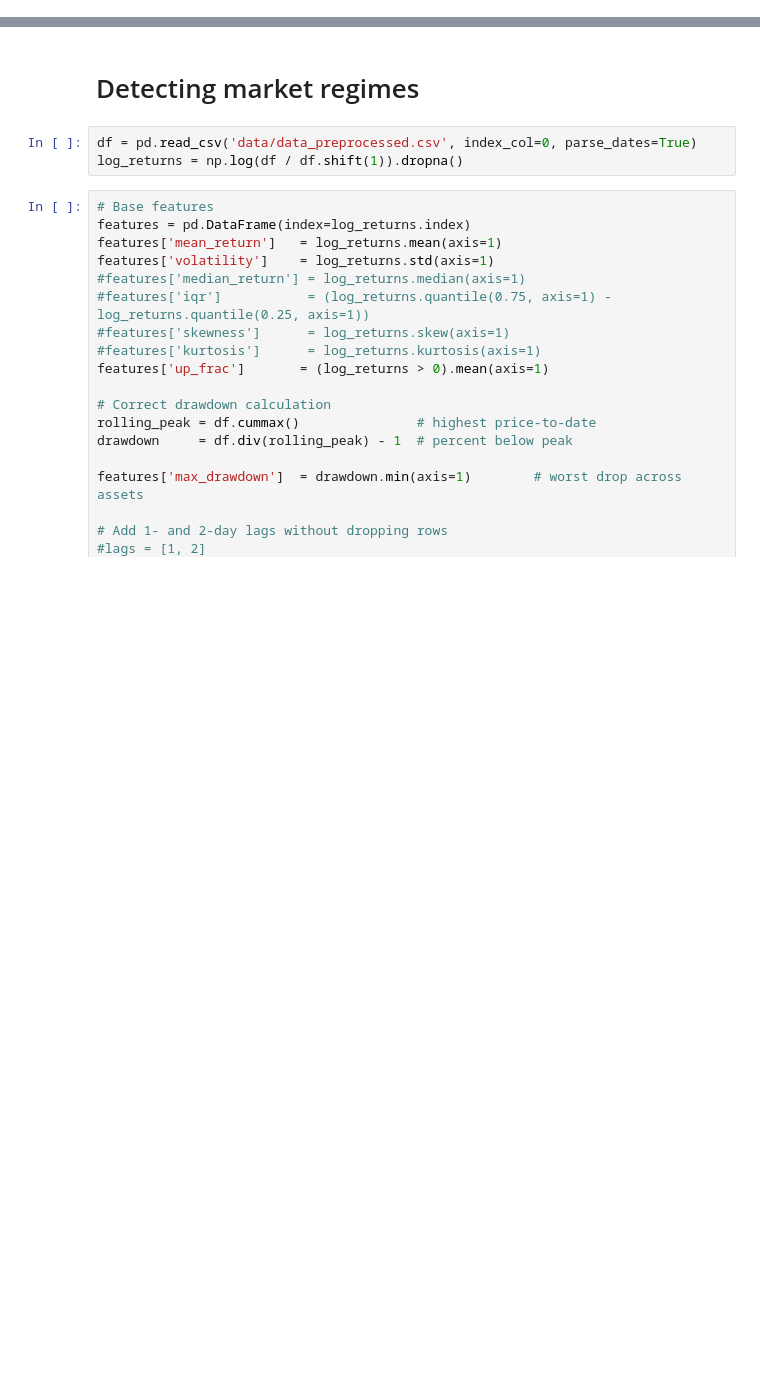
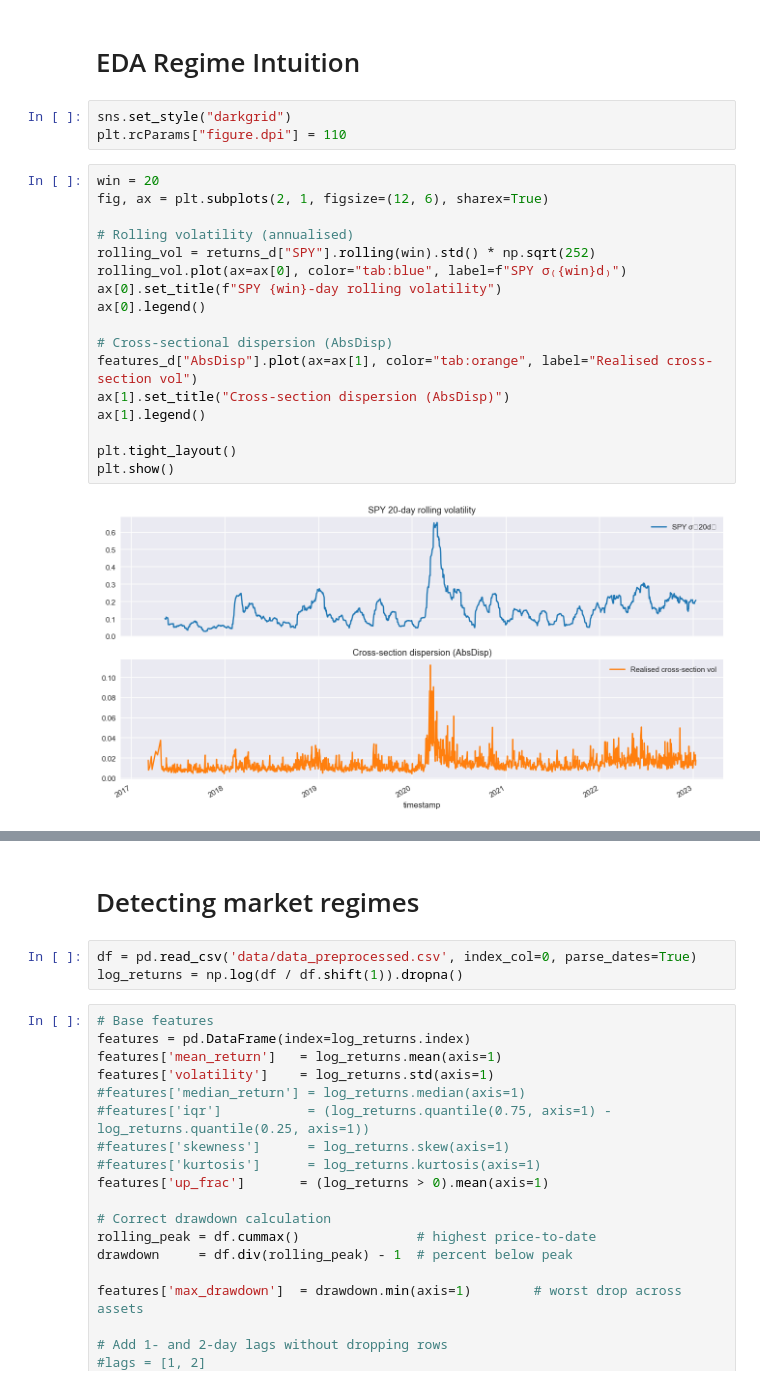
Before and after one commit to AlaaBouattour/market-regime-forecasting, a Jupyter notebook: Notebook_1.ipynb, the cells around one changed output, grey strips where cells are left out. Drawn from its saved outputs; the diff is of its cells as text; blank space fills up the shorter version.

```diff
--- a/Notebook_1.ipynb
+++ b/Notebook_1.ipynb
@@ -7,0 +146,24 @@ from sklearn.preprocessing import StandardScaler, RobustScaler
+# %% [markdown]
+# EDA Regime Intuition
+# %%
+sns.set_style("darkgrid")
+plt.rcParams["figure.dpi"] = 110
+# %%
+win = 20
+fig, ax = plt.subplots(2, 1, figsize=(12, 6), sharex=True)
+
+# Rolling volatility (annualised)
+rolling_vol = returns_d["SPY"].rolling(win).std() * np.sqrt(252)
+rolling_vol.plot(ax=ax[0], color="tab:blue", label=f"SPY σ₍{win}d₎")
+ax[0].set_title(f"SPY {win}-day rolling volatility")
+ax[0].legend()
+
+# Cross-sectional dispersion (AbsDisp)
+features_d["AbsDisp"].plot(ax=ax[1], color="tab:orange", label="Realised cross-section vol")
+ax[1].set_title("Cross-section dispersion (AbsDisp)")
+ax[1].legend()
+
+plt.tight_layout()
+plt.show()
+# %% [output]
+[figure, added]
```
Also changed, not shown: parts of 38 cells of this notebook.
